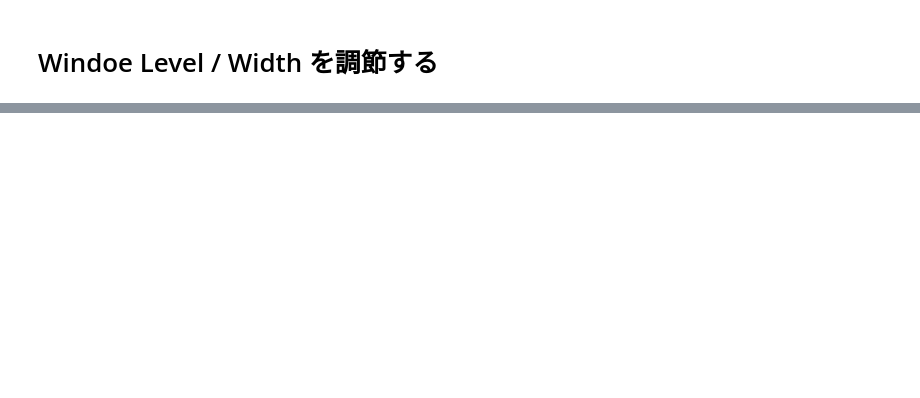
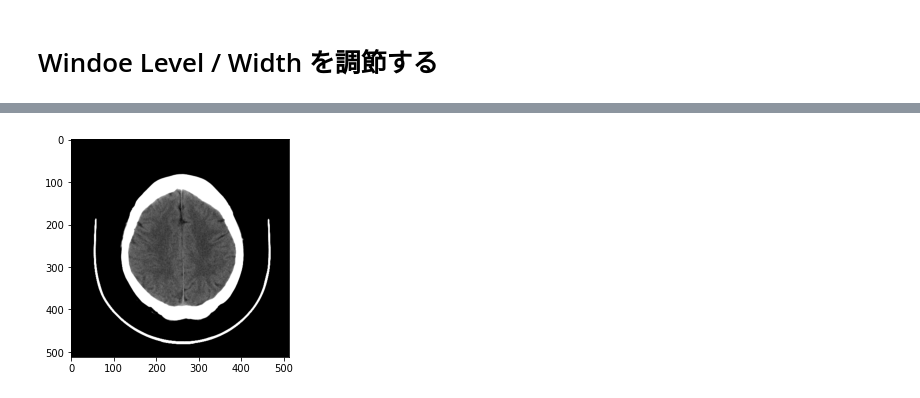
Before and after one commit to ryskks/usedicom, a Jupyter notebook: window.ipynb, the cells around one changed output, grey strips where cells are left out. Drawn from its saved outputs; the diff is of its cells as text; code cells hidden in the pictures; blank space fills up the shorter version.

```diff
--- a/window.ipynb
+++ b/window.ipynb
@@ -29,13 +51,15 @@ plt.show()
 # %%
 wc = d.WindowCenter
 ww = d.WindowWidth
 img = d.pixel_array
 
 #ウィンドウ処理
 max = wc + ww /2
 min = wc - ww /2
 img = 255*(img - min) / (max - min)
 img[img > 255] = 255
 img[img < 0] = 0
-plt.imshow(img)
+plt.imshow(img, cmap='gray')
 plt.show()
+# %% [output]
+[figure, added]
```
Also changed, not shown: parts of 3 cells of this notebook.
